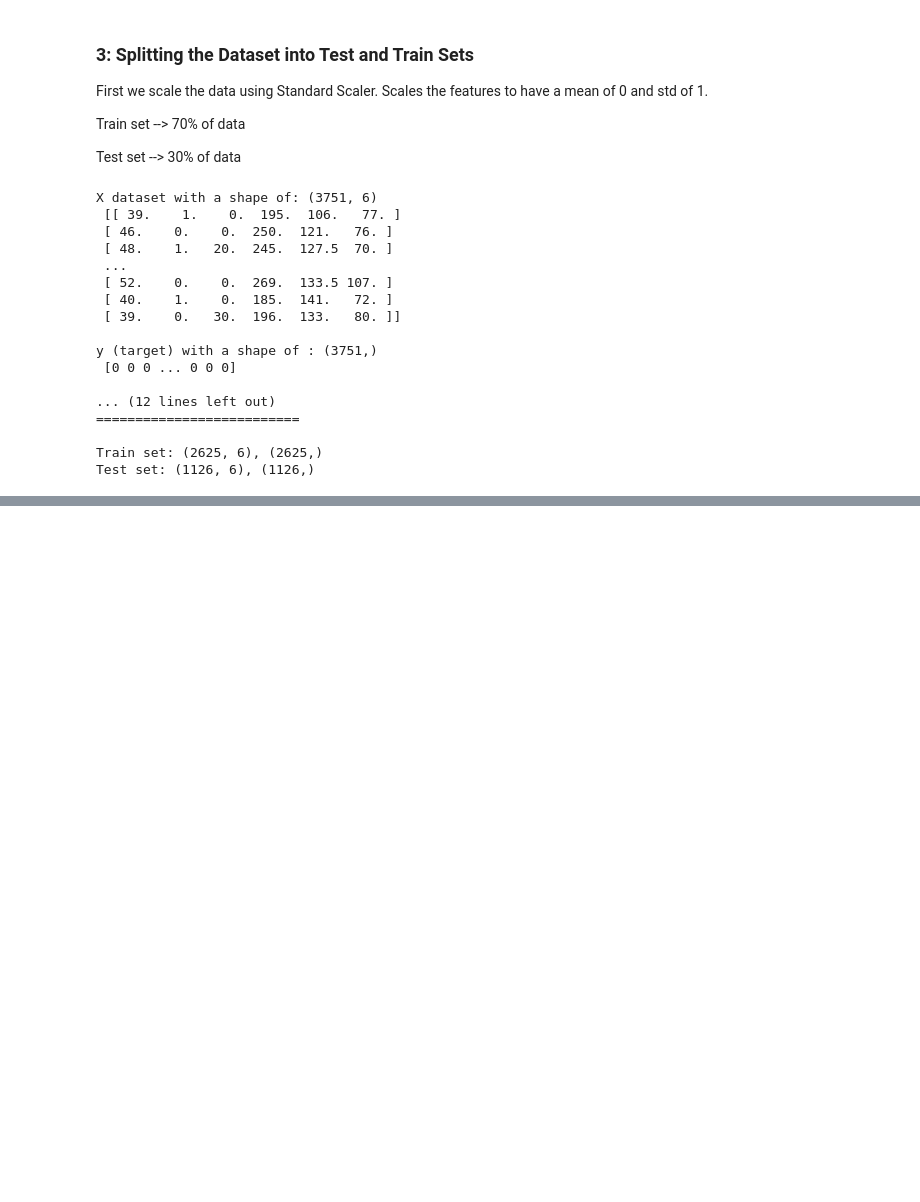
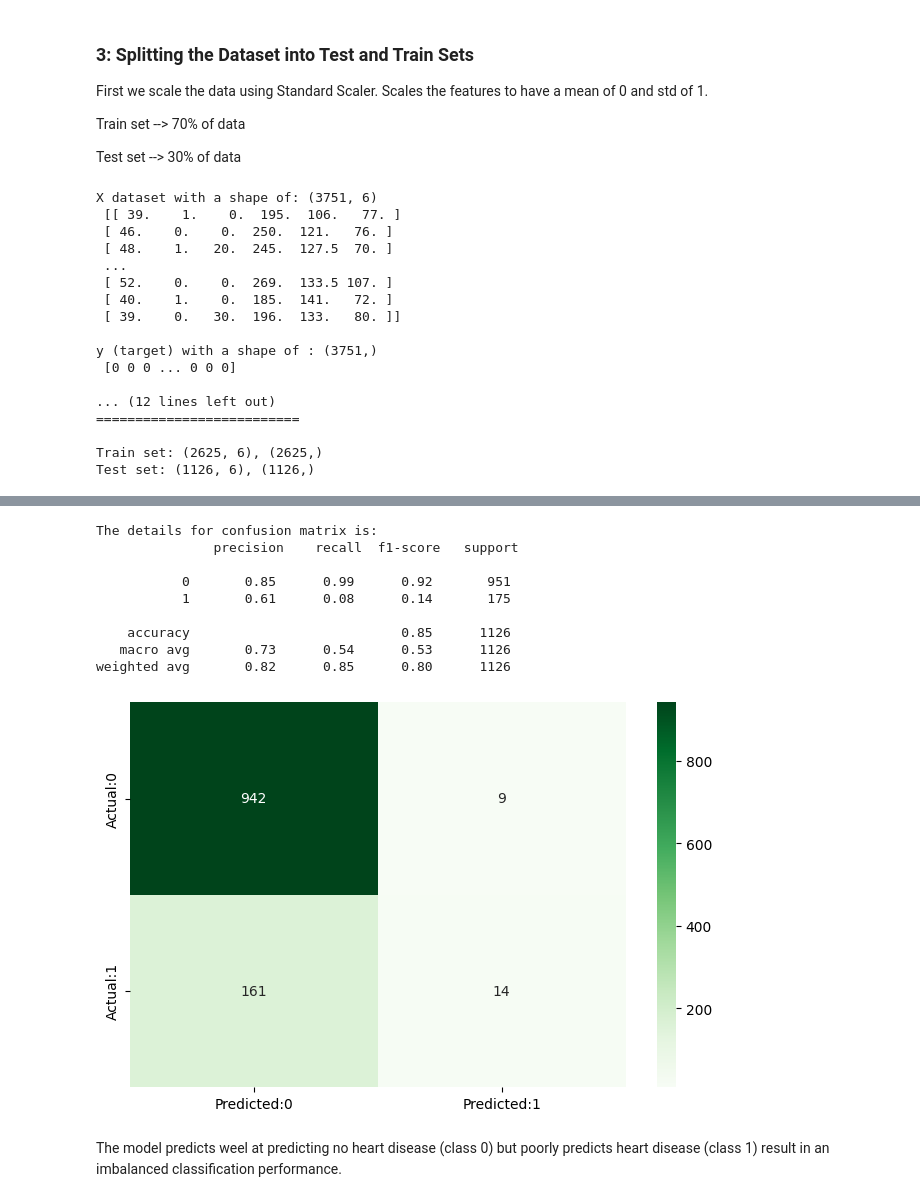
Before and after one commit to andreasmk/ML-projects, a Jupyter notebook: heart_disease_prediction.ipynb, the cells around one changed output, grey strips where cells are left out. Saved outputs shown, nothing was run; the diff lists cells and outputs as text; code cells hidden in the pictures; blank space fills up the shorter version.

```diff
--- a/heart_disease_prediction.ipynb
+++ b/heart_disease_prediction.ipynb
@@ -90,0 +118,5 @@ Test set: (1126, 6), (1126,)
+# %%
+log_reg = LogisticRegression()
+log_reg.fit(X_train, y_train)
+
+y_pred = log_reg.predict(X_test)
@@ -90,0 +127,28 @@ Test set: (1126, 6), (1126,)
+# %%
+# Classification Report
+print(f"The details for confusion matrix is: \n {classification_report(y_test, y_pred)}")
+
+# Confusion Matrix
+cm = confusion_matrix(y_test, y_pred)
+conf_matrix = pd.DataFrame(data=cm,
+                           columns=['Predicted:0', 'Predicted:1'],
+                           index=['Actual:0', 'Actual:1'])
+# print(cm)
+# print(conf_matrix.head())
+
+plt.figure(figsize=(8,5))
+sns.heatmap(conf_matrix, annot=True, fmt='d', cmap='Greens')
+plt.show()
+# %% [output]
+The details for confusion matrix is:
+               precision    recall  f1-score   support
+
+           0       0.85      0.99      0.92       951
+           1       0.61      0.08      0.14       175
+
+    accuracy                           0.85      1126
+   macro avg       0.73      0.54      0.53      1126
+weighted avg       0.82      0.85      0.80      1126
+[figure, added]
+# %% [markdown]
+The model predicts weel at predicting no heart disease (class 0) but poorly predicts heart disease (class 1) result in an imbalanced classification performance.
```
Also changed, not shown: parts of 9 cells of this notebook.
